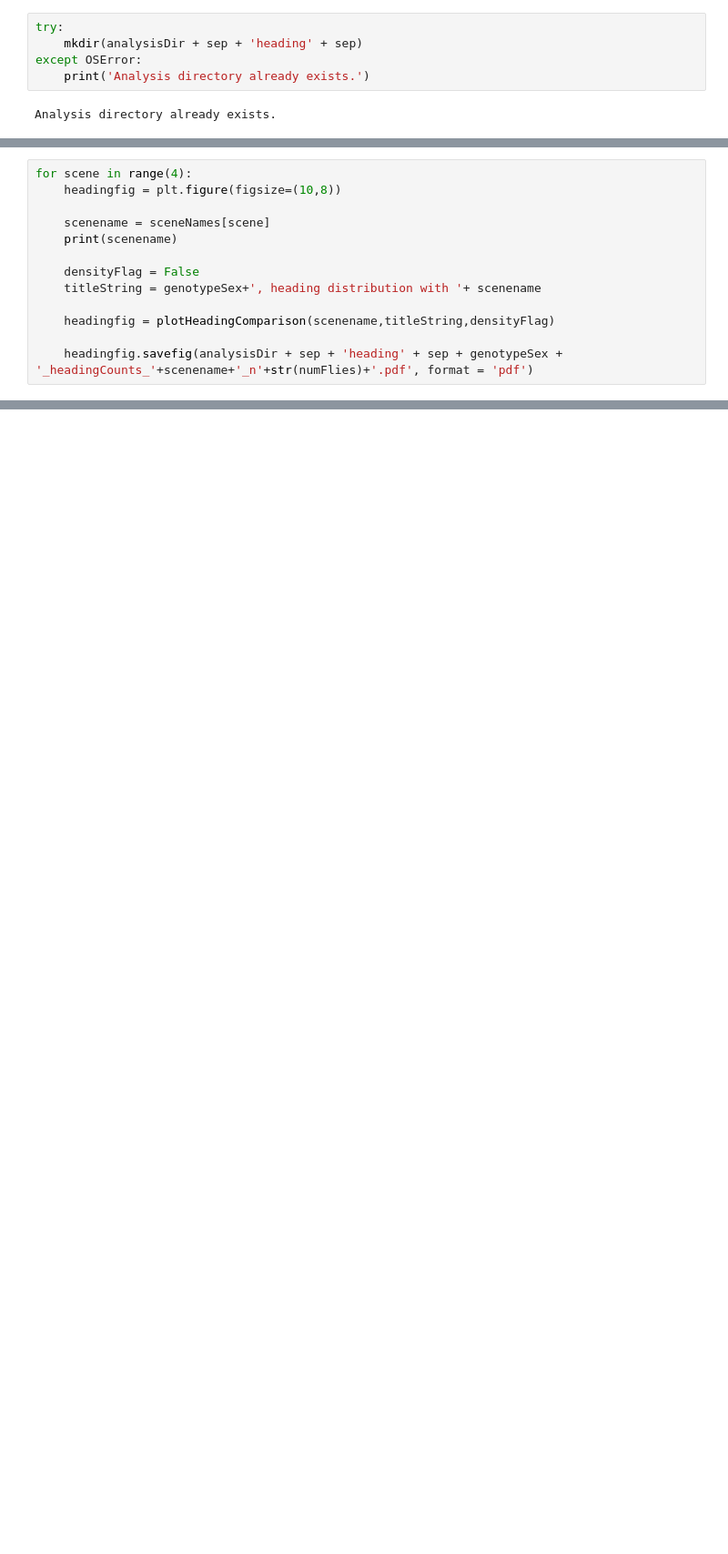
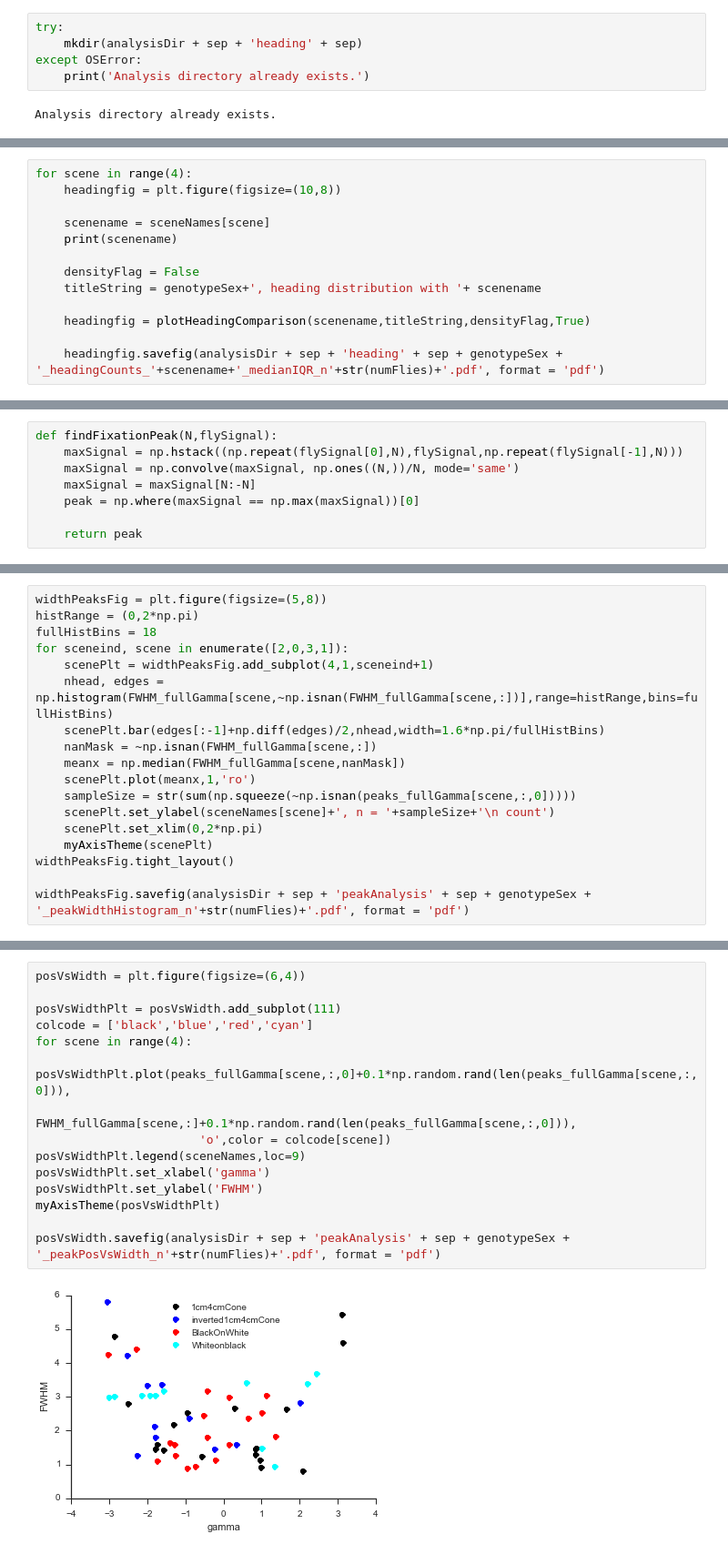
Before and after one commit to hjmh/flyNotebooks, a Jupyter notebook: flyVR/flyVR_multiTrialAnalysis_stripetracking_FlyOver095.ipynb, the cells around one changed output, grey strips where cells are left out. Shown at 91% size. Cells and saved outputs as stored; diff of their text form; blank space fills up the shorter version.

```diff
--- a/flyVR/flyVR_multiTrialAnalysis_stripetracking_FlyOver095.ipynb
+++ b/flyVR/flyVR_multiTrialAnalysis_stripetracking_FlyOver095.ipynb
@@ -353,8 +388,8 @@ for scene in range(4):
     densityFlag = False
     titleString = genotypeSex+', heading distribution with '+ scenename
 
-    headingfig = plotHeadingComparison(scenename,titleString,densityFlag)
+    headingfig = plotHeadingComparison(scenename,titleString,densityFlag,True)
 
-    headingfig.savefig(analysisDir + sep + 'heading' + sep + genotypeSex + '_headingCounts_'+scenename+'_n'+str(numFlies)+'.pdf', format = 'pdf')
+    headingfig.savefig(analysisDir + sep + 'heading' + sep + genotypeSex + '_headingCounts_'+scenename+'_medianIQR_n'+str(numFlies)+'.pdf', format = 'pdf')
 # %% [output]
 1cm4cmCone
@@ -380,0 +416,8 @@ fly 25 not moving
+# %%
+def findFixationPeak(N,flySignal):
+    maxSignal = np.hstack((np.repeat(flySignal[0],N),flySignal,np.repeat(flySignal[-1],N)))
+    maxSignal = np.convolve(maxSignal, np.ones((N,))/N, mode='same')
+    maxSignal = maxSignal[N:-N]
+    peak = np.where(maxSignal == np.max(maxSignal))[0]
+
+    return peak
@@ -380,0 +536,18 @@ fly 25 not moving
+# %%
+widthPeaksFig = plt.figure(figsize=(5,8))
+histRange = (0,2*np.pi)
+fullHistBins = 18
+for sceneind, scene in enumerate([2,0,3,1]):
+    scenePlt = widthPeaksFig.add_subplot(4,1,sceneind+1)
+    nhead, edges = np.histogram(FWHM_fullGamma[scene,~np.isnan(FWHM_fullGamma[scene,:])],range=histRange,bins=fullHistBins)
+    scenePlt.bar(edges[:-1]+np.diff(edges)/2,nhead,width=1.6*np.pi/fullHistBins)
+    nanMask = ~np.isnan(FWHM_fullGamma[scene,:])
+    meanx = np.median(FWHM_fullGamma[scene,nanMask])
+    scenePlt.plot(meanx,1,'ro')
+    sampleSize = str(sum(np.squeeze(~np.isnan(peaks_fullGamma[scene,:,0]))))
+    scenePlt.set_ylabel(sceneNames[scene]+', n = '+sampleSize+'\n count')
+    scenePlt.set_xlim(0,2*np.pi)
+    myAxisTheme(scenePlt)
+widthPeaksFig.tight_layout()
+
+widthPeaksFig.savefig(analysisDir + sep + 'peakAnalysis' + sep + genotypeSex + '_peakWidthHistogram_n'+str(numFlies)+'.pdf', format = 'pdf')
@@ -380,0 +556,17 @@ fly 25 not moving
+# %%
+posVsWidth = plt.figure(figsize=(6,4))
+
+posVsWidthPlt = posVsWidth.add_subplot(111)
+colcode = ['black','blue','red','cyan']
+for scene in range(4):
+    posVsWidthPlt.plot(peaks_fullGamma[scene,:,0]+0.1*np.random.rand(len(peaks_fullGamma[scene,:,0])),
+                       FWHM_fullGamma[scene,:]+0.1*np.random.rand(len(peaks_fullGamma[scene,:,0])),
+                       'o',color = colcode[scene])
+posVsWidthPlt.legend(sceneNames,loc=9)
+posVsWidthPlt.set_xlabel('gamma')
+posVsWidthPlt.set_ylabel('FWHM')
+myAxisTheme(posVsWidthPlt)
+
+posVsWidth.savefig(analysisDir + sep + 'peakAnalysis' + sep + genotypeSex + '_peakPosVsWidth_n'+str(numFlies)+'.pdf', format = 'pdf')
+# %% [output]
+[figure, added]
```
Also changed, not shown: parts of 16 cells of this notebook.
